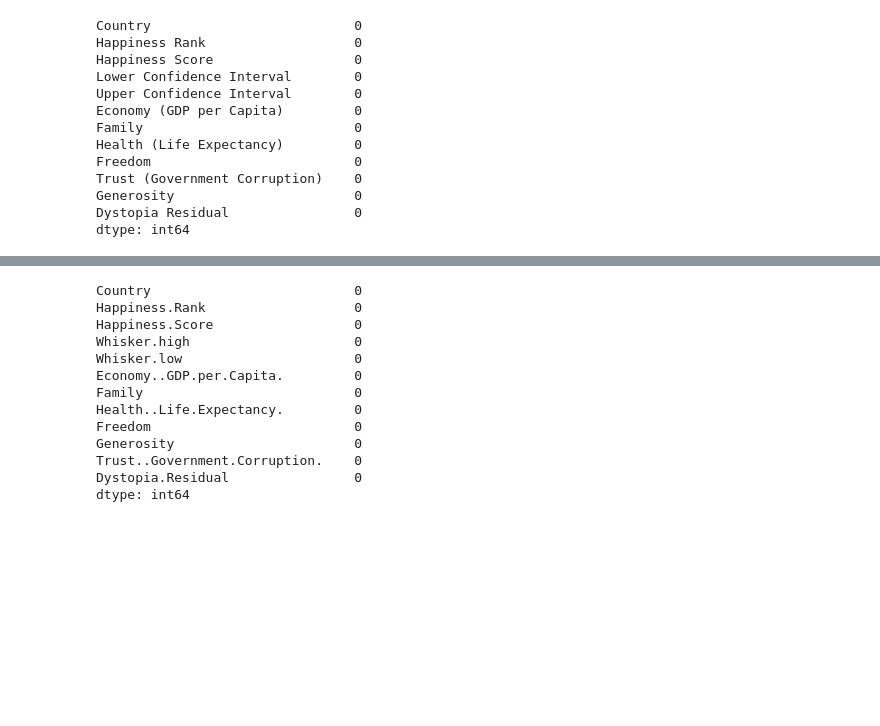
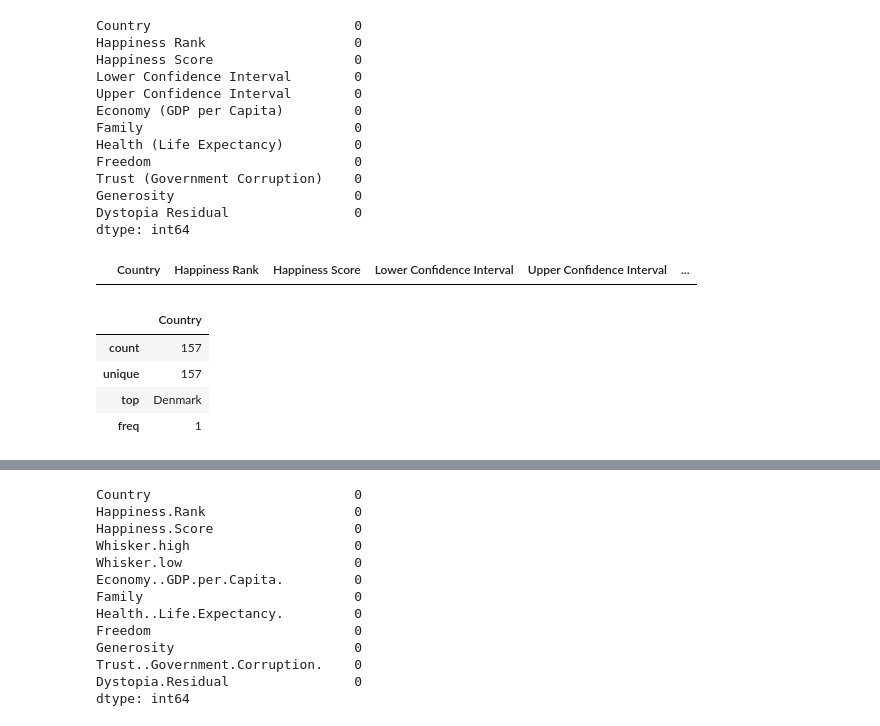
Before and after one commit to Tuwaiq-DS-ML-bootcamp-V-9/Usecase-2, a Jupyter notebook: EDA explain template.ipynb, the cells around one changed output, grey strips where cells are left out. Drawn from its saved outputs; the diff is of its cells as text; code cells hidden in the pictures; blank space fills up the shorter version.

```diff
--- a/EDA explain template.ipynb
+++ b/EDA explain template.ipynb
@@ -605,3 +660,16 @@ Trust (Government Corruption)    0
 Generosity                       0
 Dystopia Residual                0
 dtype: int64
+# %%
+# Check if there are any countreis with less than 4 letters since the shortest country name is 4 letters long
+df_2016[df_2016['Country'].str.len() <= 3]
+# %% [output]
+|  | Country | Happiness Rank | Happiness Score | Lower Confidence Interval | Upper Confidence Interval | ... |
+# %%
+df_2016.describe(include='object')
+# %% [output]
+|  | Country |
+| count | 157 |
+| unique | 157 |
+| top | Denmark |
+| freq | 1 |
```
Also changed, not shown: parts of 23 cells of this notebook.
